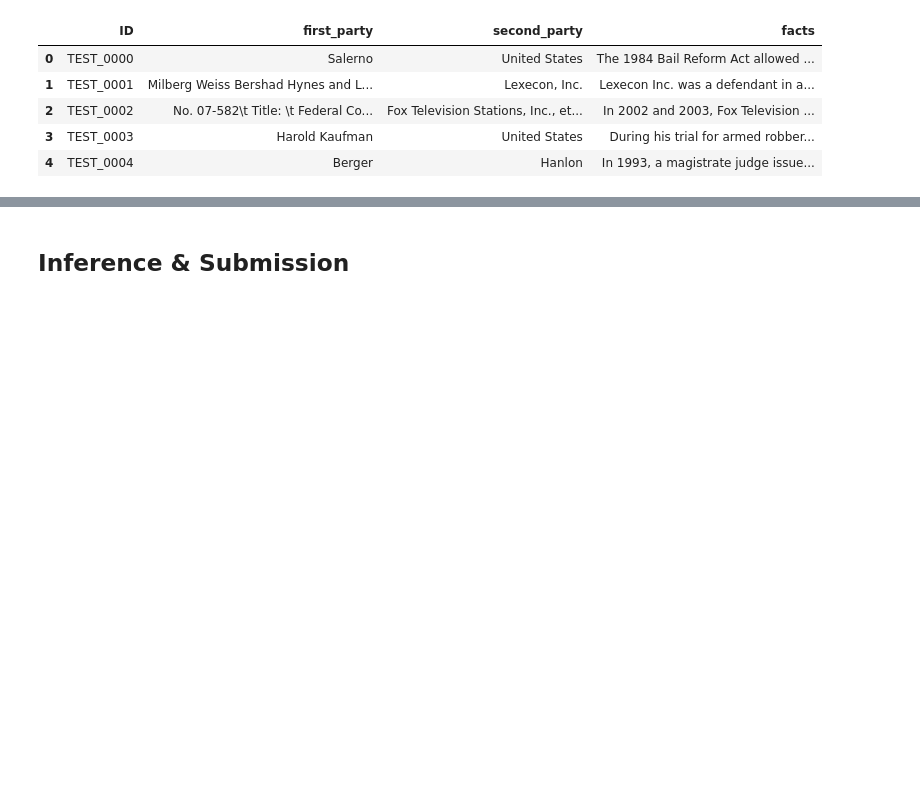
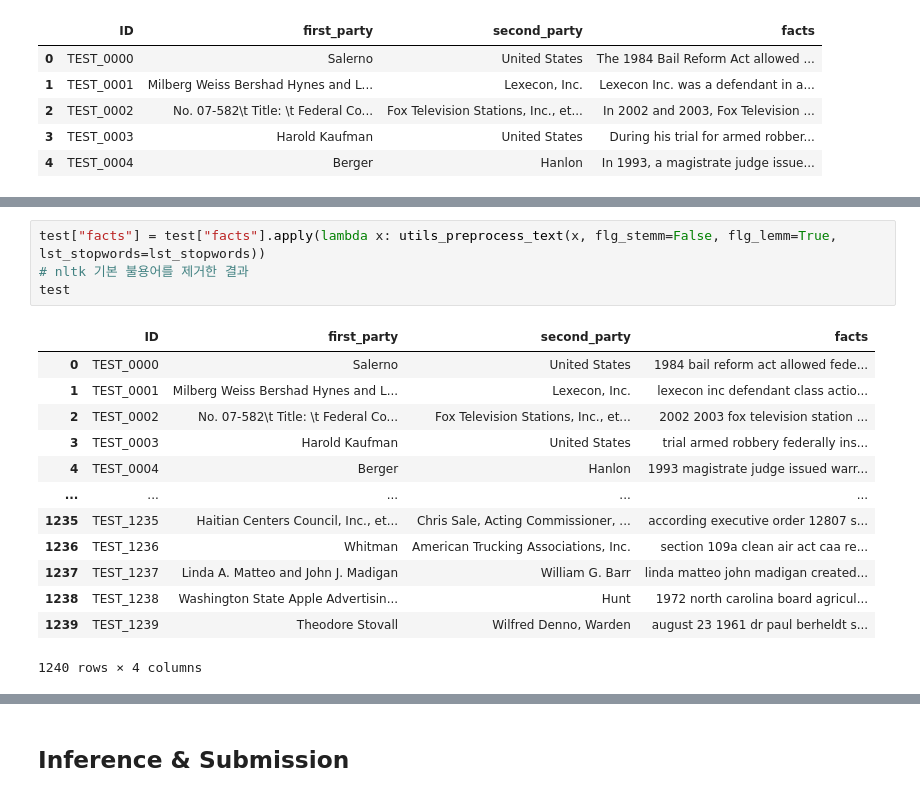
Before and after one commit to dlsco123/mtvsDacon, a Jupyter notebook: [mtvs]lej_submit_lr reprocessing.ipynb, the cells around one changed output, grey strips where cells are left out. Cells and saved outputs as stored; diff of their text form; blank space fills up the shorter version.

```diff
--- a/[mtvs]lej_submit_lr reprocessing.ipynb
+++ b/[mtvs]lej_submit_lr reprocessing.ipynb
@@ -484 +419,19 @@ dfTest
+# %%
+test["facts"] = test["facts"].apply(lambda x: utils_preprocess_text(x, flg_stemm=False, flg_lemm=True, lst_stopwords=lst_stopwords))
+# nltk 기본 불용어를 제거한 결과
+test
+# %% [output]
+|  | ID | first_party | second_party | facts |
+| 0 | TEST_0000 | Salerno | United States | 1984 bail reform act allowed fede... |
+| 1 | TEST_0001 | Milberg Weiss Bershad Hynes and L... | Lexecon, Inc. | lexecon inc defendant class actio... |
+| 2 | TEST_0002 | No. 07-582\t Title: \t Federal Co... | Fox Television Stations, Inc., et... | 2002 2003 fox television station ... |
+| 3 | TEST_0003 | Harold Kaufman | United States | trial armed robbery federally ins... |
+| 4 | TEST_0004 | Berger | Hanlon | 1993 magistrate judge issued warr... |
+| ... | ... | ... | ... | ... |
+| 1235 | TEST_1235 | Haitian Centers Council, Inc., et... | Chris Sale, Acting Commissioner, ... | according executive order 12807 s... |
+| 1236 | TEST_1236 | Whitman | American Trucking Associations, Inc. | section 109a clean air act caa re... |
+| 1237 | TEST_1237 | Linda A. Matteo and John J. Madigan | William G. Barr | linda matteo john madigan created... |
+| 1238 | TEST_1238 | Washington State Apple Advertisin... | Hunt | 1972 north carolina board agricul... |
+| 1239 | TEST_1239 | Theodore Stovall | Wilfred Denno, Warden | august 23 1961 dr paul berheldt s... |
+1240 rows × 4 columns
 # %%
```
Also changed, not shown: parts of 46 cells of this notebook.
